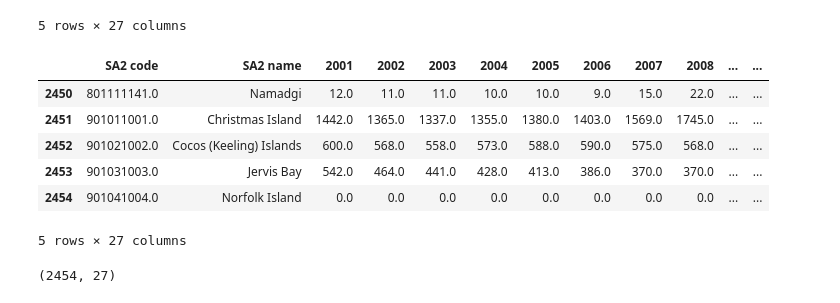
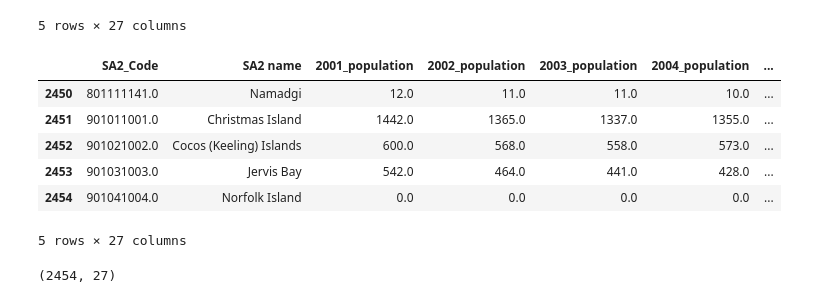
Before and after one commit to MAST30034-Applied-Data-Science/generic-real-estate-consulting-project-group-1-iron-data-man, a Jupyter notebook: notebooks/data_cleaning_external.ipynb, the cells around one changed output. Saved outputs shown, nothing was run; the diff lists cells and outputs as text; code cells hidden in the pictures.

```diff
--- a/notebooks/data_cleaning_external.ipynb
+++ b/notebooks/data_cleaning_external.ipynb
@@ -68,18 +69,23 @@ population.head(5)
 | 3 | 101021009.0 | Queanbeyan | 9717.0 | 9513.0 | 9522.0 | 9400.0 | 9595.0 | 9682.0 | 9793.0 | 10074.0 | ... | ... |
 | 4 | 101021010.0 | Queanbeyan - East | 3925.0 | 4073.0 | 4219.0 | 4218.0 | 4187.0 | 4319.0 | 4459.0 | 4595.0 | ... | ... |
 5 rows × 27 columns
-# %%
-population.columns = ['SA2 code', 'SA2 name','2001','2002','2003','2004','2005','2006', '2007','2008', '2009', '2010', '2011', '2012', '2013', '2014', '2015', '2016', '2017','2018', '2019', '2020', '2021',"Change_no","Change_percent","Area_km2","Population_density_2021_persons/km2"]
-population = population.dropna()
-display(population.tail(5))
-population.shape
-# %% [output]
-|  | SA2 code | SA2 name | 2001 | 2002 | 2003 | 2004 | 2005 | 2006 | 2007 | 2008 | ... | ... |
-| 2450 | 801111141.0 | Namadgi | 12.0 | 11.0 | 11.0 | 10.0 | 10.0 | 9.0 | 15.0 | 22.0 | ... | ... |
-| 2451 | 901011001.0 | Christmas Island | 1442.0 | 1365.0 | 1337.0 | 1355.0 | 1380.0 | 1403.0 | 1569.0 | 1745.0 | ... | ... |
-| 2452 | 901021002.0 | Cocos (Keeling) Islands | 600.0 | 568.0 | 558.0 | 573.0 | 588.0 | 590.0 | 575.0 | 568.0 | ... | ... |
-| 2453 | 901031003.0 | Jervis Bay | 542.0 | 464.0 | 441.0 | 428.0 | 413.0 | 386.0 | 370.0 | 370.0 | ... | ... |
-| 2454 | 901041004.0 | Norfolk Island | 0.0 | 0.0 | 0.0 | 0.0 | 0.0 | 0.0 | 0.0 | 0.0 | ... | ... |
-5 rows × 27 columns
-(2454, 27)
+# %%
+population.columns = ['SA2_Code', 'SA2 name','2001_population','2002_population','2003_population',
+                      '2004_population','2005_population','2006_population', '2007_population','2008_population',
+                      '2009_population', '2010_population', '2011_population', '2012_population', '2013_population',
+                      '2014_population', '2015_population', '2016_population', '2017_population','2018_population',
+                      '2019_population', '2020_population', '2021_population',"Population_Change_no",
+                      "Population_Change_percent","Population_Area_km2","Population_density_2021_persons/km2"]
+population = population.dropna()
+display(population.tail(5))
+population.shape
+# %% [output]
+|  | SA2_Code | SA2 name | 2001_population | 2002_population | 2003_population | 2004_population | ... |
+| 2450 | 801111141.0 | Namadgi | 12.0 | 11.0 | 11.0 | 10.0 | ... |
+| 2451 | 901011001.0 | Christmas Island | 1442.0 | 1365.0 | 1337.0 | 1355.0 | ... |
+| 2452 | 901021002.0 | Cocos (Keeling) Islands | 600.0 | 568.0 | 558.0 | 573.0 | ... |
+| 2453 | 901031003.0 | Jervis Bay | 542.0 | 464.0 | 441.0 | 428.0 | ... |
+| 2454 | 901041004.0 | Norfolk Island | 0.0 | 0.0 | 0.0 | 0.0 | ... |
+5 rows × 27 columns
+(2454, 27)
 # %%
```
Also changed, not shown: parts of 6 cells of this notebook.
